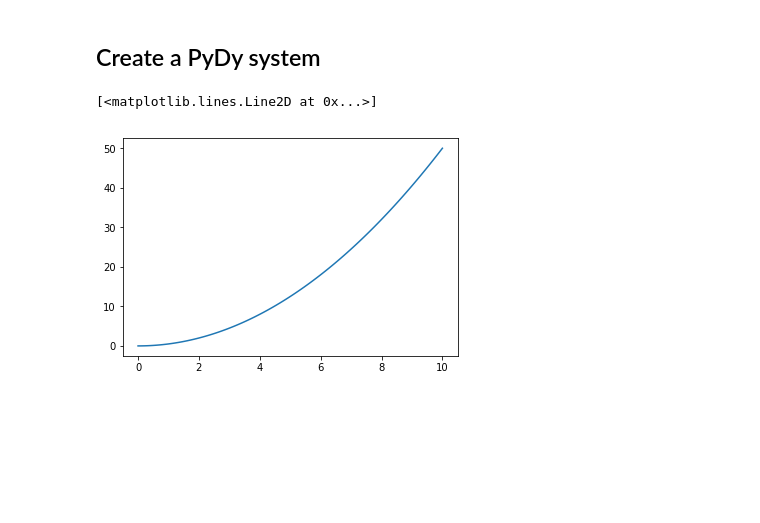
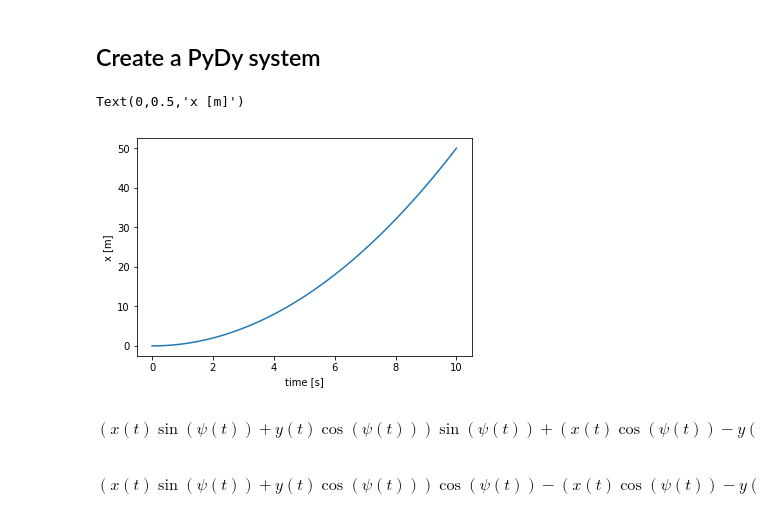
Before and after one commit to martinlarsalbert/ForceMan, a Jupyter notebook: 3DOF.ipynb, the cells around one changed output. Cells and saved outputs as stored; diff of their text form; code cells hidden in the pictures; blank space fills up the shorter version.

```diff
--- a/3DOF.ipynb
+++ b/3DOF.ipynb
@@ -127,6 +127,19 @@ result = sys.integrate()
 # %%
 fig,ax = plt.subplots()
 ax.plot(times,result[:,0])
+ax.set_xlabel('time [s]')
+ax.set_ylabel('x [m]')
 # %% [output]
-[<matplotlib.lines.Line2D at 0x...>]
+Text(0,0.5,'x [m]')
-[figure, old version]
+[figure, new version]
+# %%
+p = O.pos_from(O0).express(earth_frame)
+x0_ = p.dot(ship_frame.x)
+x0_
+# %% [output]
+$$\left(x{\left (t \right )} \sin{\left (\psi{\left (t \right )} \right )} + y{\left (t \right )} \cos{\left (\psi{\left (t \right )} \right )}\right) \sin{\left (\psi{\left (t \right )} \right )} + \left(x{\left (t \right )} \cos{\left (\psi{\left (t \right )} \right )} - y{\left (t \right )} \sin{\left (\psi{\left (t \right )} \right )}\right) \cos{\left (\psi{\left (t \right )} \right )}$$
+# %%
+y0_ = p.dot(ship_frame.y)
+y0_
+# %% [output]
+$$\left(x{\left (t \right )} \sin{\left (\psi{\left (t \right )} \right )} + y{\left (t \right )} \cos{\left (\psi{\left (t \right )} \right )}\right) \cos{\left (\psi{\left (t \right )} \right )} - \left(x{\left (t \right )} \cos{\left (\psi{\left (t \right )} \right )} - y{\left (t \right )} \sin{\left (\psi{\left (t \right )} \right )}\right) \sin{\left (\psi{\left (t \right )} \right )}$$
```
Also changed, not shown: parts of 7 cells of this notebook.
